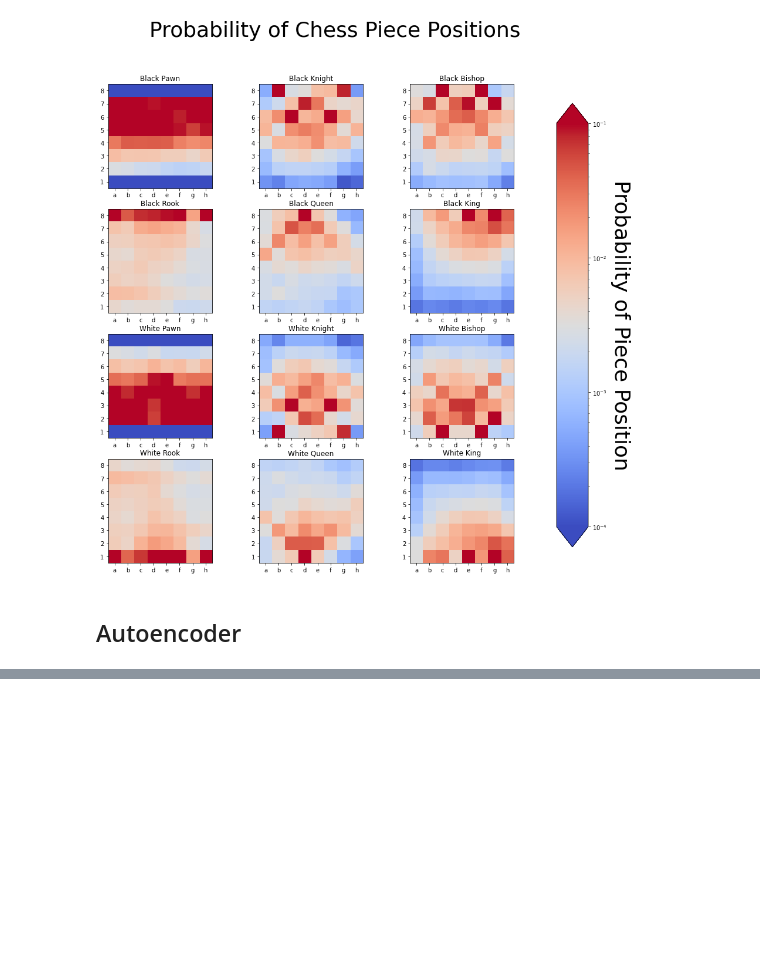
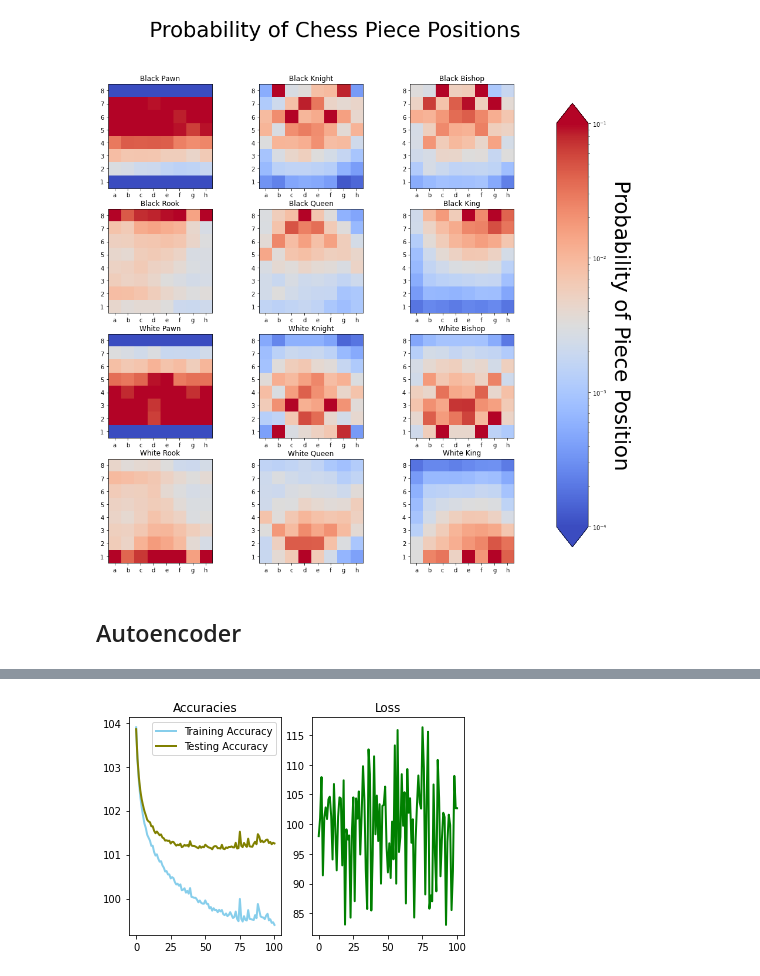
Before and after one commit to HungryAmoeba/chess_analysis, a Jupyter notebook: chess_analysis.ipynb, the cells around one changed output, grey strips where cells are left out. Cells and saved outputs as stored; diff of their text form; code cells hidden in the pictures; blank space fills up the shorter version.

```diff
--- a/chess_analysis.ipynb
+++ b/chess_analysis.ipynb
@@ -390,0 +615,50 @@ from torch.utils.data import DataLoader
+# %%
+def get_accuracy(output, targets):
+    output = output.detach() # this removes the gradients associated with the tensor
+    predicted = output.argmax(-1)
+    correct = (predicted == targets).sum().item()
+    accuracy = correct / output.size(0) * 100
+    return accuracy
+def plot_accuracies_and_loss(train_accs, test_accs, losses):
+    fig, ax = plt.subplots(1,2)
+    ax[0].plot(train_accs, marker='', color='skyblue', linewidth=2,label="Training Accuracy")
+    ax[0].plot(test_accs, marker='', color='olive', linewidth=2,label="Testing Accuracy")
+    ax[0].legend()
+    ax[0].set_title("Accuracies")
+    ax[1].set_title("Loss")
+    ax[1].plot(losses, marker='', color='green', linewidth=2, label="Loss")
+    plt.show()
+# %%
+ae = Autoencoder(2)  # the 2 specifies that the embedding dimension is 2
+ae.to(device)
+opt = torch.optim.Adam(ae.parameters(), lr=0.0005, weight_decay = 1e-5)
+train_accs, test_accs, losses = [], [], []
+for e in trange(101):
+    ae.train()
+    for position, outcome in train_data:
+        position = position.to(device)
+        #labels = labels.to(device)
+        y = ae(position)
+        l = loss_fcn(y,position)
+        l.backward()
+        opt.step()
+        opt.zero_grad()
+    ae.eval()
+
+    train_ep_pred = ae(train_pos.to(device))
+    test_ep_pred = ae(test_pos.to(device))
+    # # run the model on the test set and get the loss
+    train_loss = loss_fcn(train_ep_pred.cpu(), train_pos)
+    test_loss = loss_fcn(test_ep_pred.cpu(), test_pos)
+
+    train_accs.append(train_loss.detach().numpy())
+    test_accs.append(test_loss.detach().numpy())
+    losses.append(l.detach().cpu())
+
+    #if e % 100 == 0:
+        #print(f"Training Accuracy: {train_accuracy} - Test Accuracy: {test_accuracy}")
+         # Visualize some images and their reconstruction
+
+plot_accuracies_and_loss(train_accs, test_accs, losses)
+# %% [output]
+[figure, added]
```
Also changed, not shown: parts of 61 cells of this notebook.
